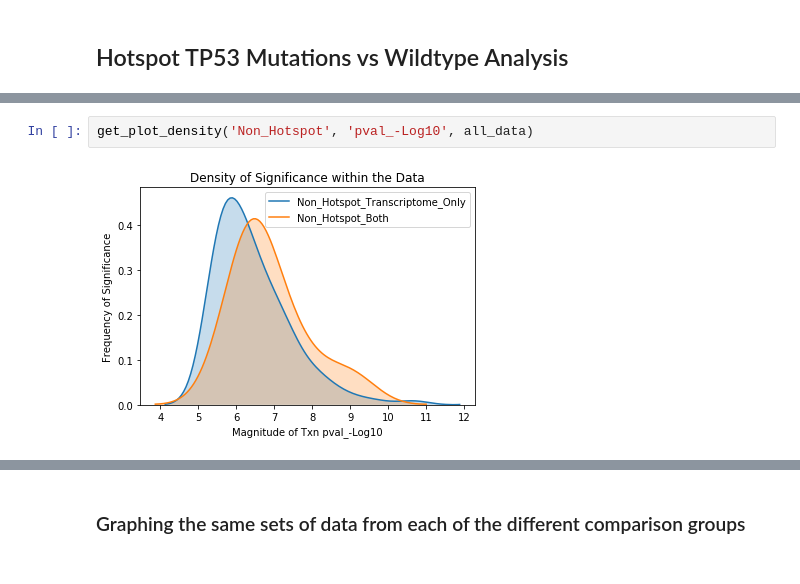
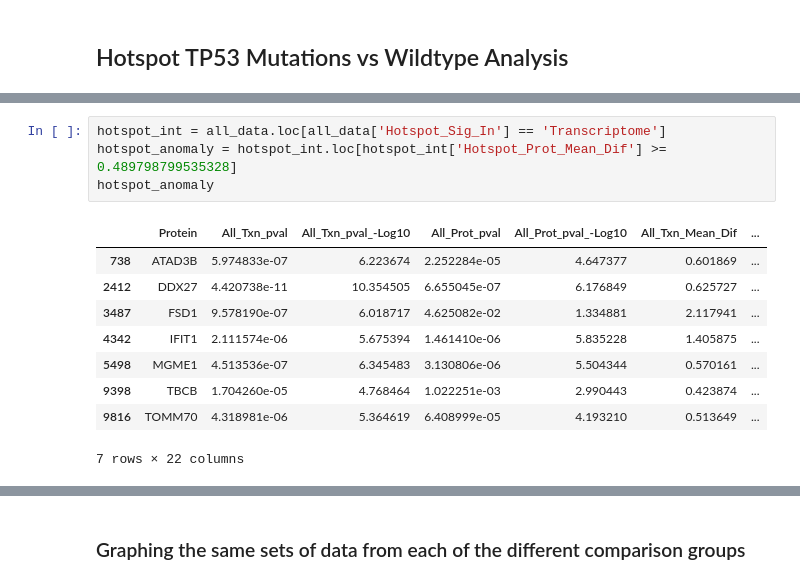
Before and after one commit to PayneLab/UCEC-clinical-stat-analysis, a Jupyter notebook: Protein_Notebooks/TP53/Transcriptome_Analysis/TP53_Transcriptome_Vs_Proteome_Unique_Analysis.ipynb, the cells around one changed output, grey strips where cells are left out. Saved outputs shown, nothing was run; the diff lists cells and outputs as text.

```diff
--- a/Protein_Notebooks/TP53/Transcriptome_Analysis/TP53_Transcriptome_Vs_Proteome_Unique_Analysis.ipynb
+++ b/Protein_Notebooks/TP53/Transcriptome_Analysis/TP53_Transcriptome_Vs_Proteome_Unique_Analysis.ipynb
@@ -404,4 +301,14 @@ get_plot_density('Non_Hotspot', 'Mean_Dif', all_data)
-# %%
-get_plot_density('Non_Hotspot', 'pval_-Log10', all_data)
-# %% [output]
-[figure, removed]
+# %%
+hotspot_int = all_data.loc[all_data['Hotspot_Sig_In'] == 'Transcriptome']
+hotspot_anomaly = hotspot_int.loc[hotspot_int['Hotspot_Prot_Mean_Dif'] >= 0.489798799535328]
+hotspot_anomaly
+# %% [output]
+|  | Protein | All_Txn_pval | All_Txn_pval_-Log10 | All_Prot_pval | All_Prot_pval_-Log10 | All_Txn_Mean_Dif | ... |
+| 738 | ATAD3B | 5.974833e-07 | 6.223674 | 2.252284e-05 | 4.647377 | 0.601869 | ... |
+| 2412 | DDX27 | 4.420738e-11 | 10.354505 | 6.655045e-07 | 6.176849 | 0.625727 | ... |
+| 3487 | FSD1 | 9.578190e-07 | 6.018717 | 4.625082e-02 | 1.334881 | 2.117941 | ... |
+| 4342 | IFIT1 | 2.111574e-06 | 5.675394 | 1.461410e-06 | 5.835228 | 1.405875 | ... |
+| 5498 | MGME1 | 4.513536e-07 | 6.345483 | 3.130806e-06 | 5.504344 | 0.570161 | ... |
+| 9398 | TBCB | 1.704260e-05 | 4.768464 | 1.022251e-03 | 2.990443 | 0.423874 | ... |
+| 9816 | TOMM70 | 4.318981e-06 | 5.364619 | 6.408999e-05 | 4.193210 | 0.513649 | ... |
+7 rows × 22 columns
```
Also changed, not shown: parts of 17 cells of this notebook.
